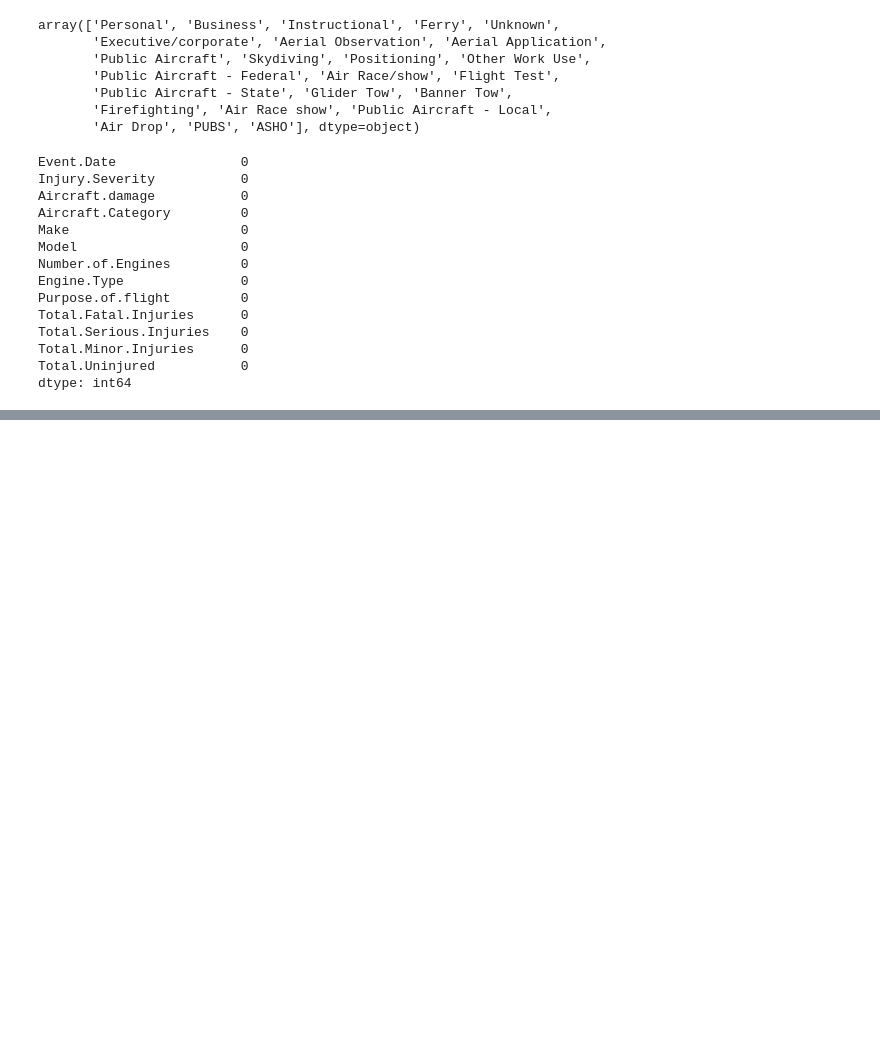
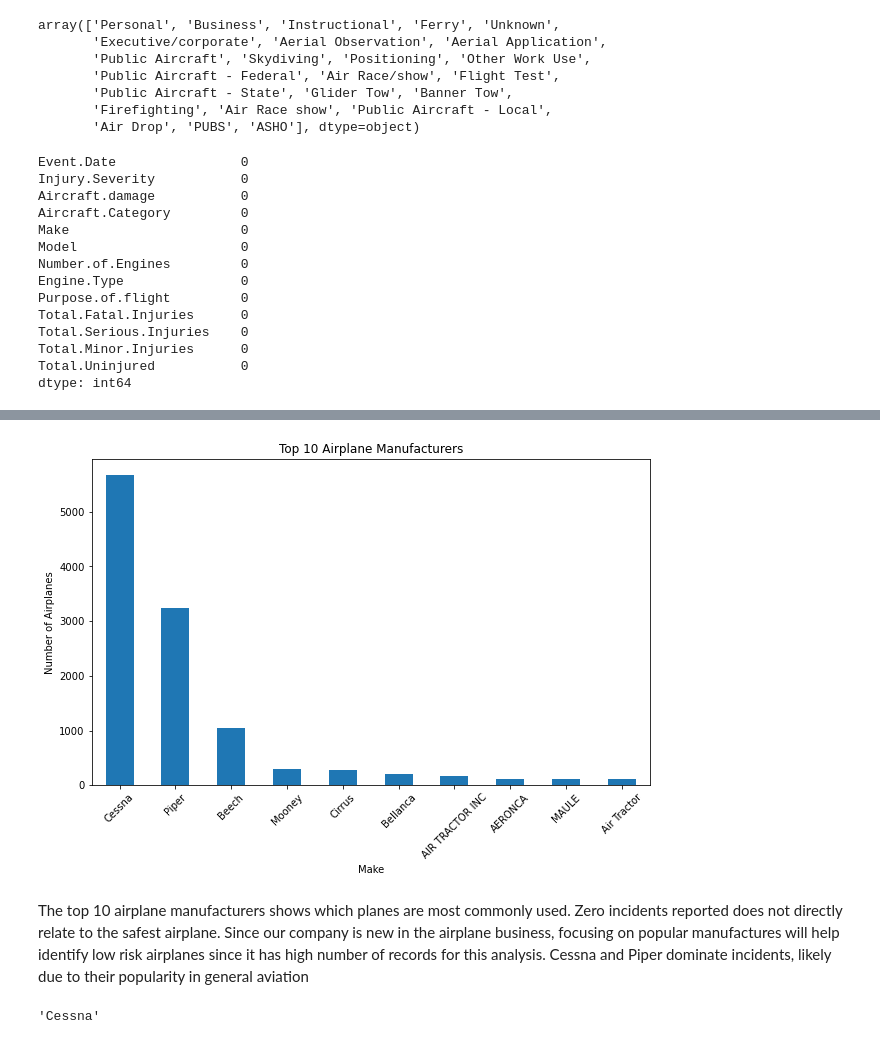
Before and after one commit to mercy-chepkoechkosgei/Phase1_Project, a Jupyter notebook: student.ipynb, the cells around one changed output, grey strips where cells are left out. Drawn from its saved outputs; the diff is of its cells as text; code cells hidden in the pictures; blank space fills up the shorter version.

Commit message:
Data Analysis

```diff
--- a/student.ipynb
+++ b/student.ipynb
@@ -360,0 +366,6 @@ airplanes_df3[airplanes_df3.duplicated()]
+# %%
+airplanes_df4['Make'] = airplanes_df4['Make'].replace({'CESSNA': 'Cessna', 'MOONEY': 'Mooney','BEECH':'Beech','Beechcraft':'Beech','PIPER':'Piper'})
+# %%
+airplanes_df4['Make'] = airplanes_df4['Make'].replace({'CESSNA AIRCRAFT':'Cessna','BELLANCA':'Bellanca','CIRRUS DESIGN CORP':'CIRRUS'})
+# %%
+airplanes_df4['Make'] = airplanes_df4['Make'].replace({'CIRRUS': 'Cirrus','Hawker Beechcraft':'Beech','Cirrus Design Corp.':'Cirrus'})
@@ -360,0 +390,4 @@ airplanes_df3[airplanes_df3.duplicated()]
+# %%
+#top airplanes manufactures
+top_manufacturers = airplanes_df4['Make'].value_counts().head(10)
+top_manufacturers
@@ -360,0 +406,19 @@ airplanes_df3[airplanes_df3.duplicated()]
+# %%
+import matplotlib.pyplot as plt
+
+top_manufacturers.head(10).plot(kind='bar', figsize=(10,6))
+plt.title('Top 10 Airplane Manufacturers')
+plt.xlabel('Make')
+plt.ylabel('Number of Airplanes')
+plt.xticks(rotation=45)
+plt.show()
+# %% [output]
+[figure, added]
+# %% [markdown]
+The top 10 airplane manufacturers shows which planes are most commonly used. Zero incidents reported does not directly relate to the safest airplane. Since our company is new in the airplane business, focusing on popular manufactures will help identify low risk airplanes since it has high number of records for this analysis. Cessna and Piper dominate incidents, likely due to their popularity in general aviation
+# %%
+#top manufacturer name
+top_manufacturer_name = top_manufacturers.idxmax()
+top_manufacturer_name
+# %% [output]
+'Cessna'
```
Also changed, not shown: parts of 34 cells of this notebook.
